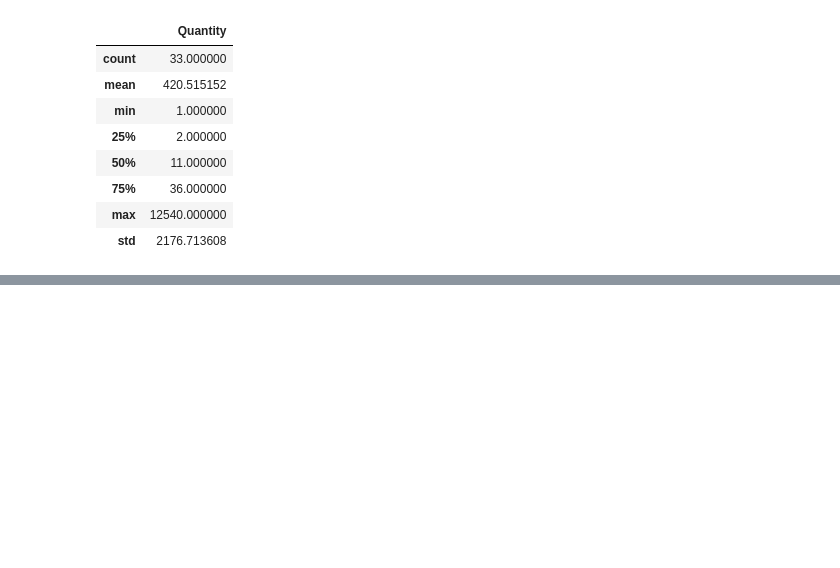
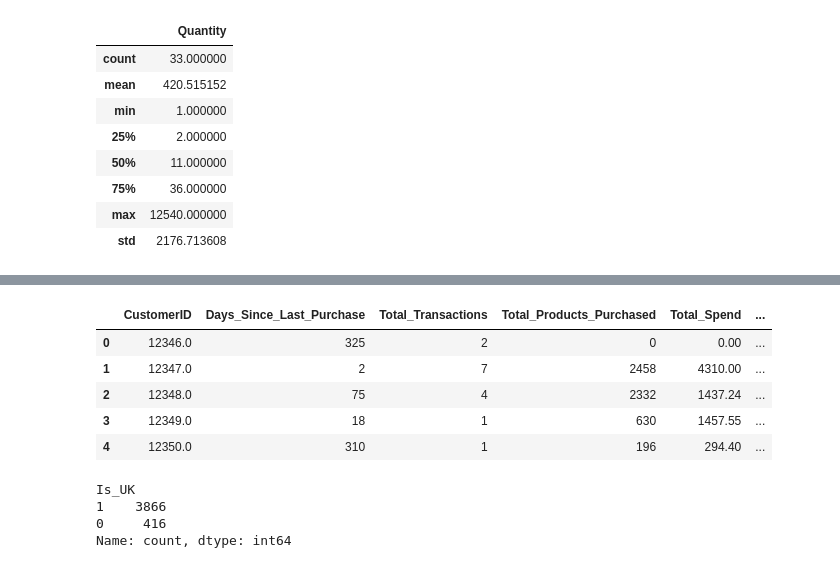
Before and after one commit to devika-santhosh/e-commerce-data-analysis, a Jupyter notebook: Code.ipynb, the cells around one changed output, grey strips where cells are left out. Cells and saved outputs as stored; diff of their text form; code cells hidden in the pictures; blank space fills up the shorter version.

```diff
--- a/Code.ipynb
+++ b/Code.ipynb
@@ -364,0 +541,30 @@ df = df[df['UnitPrice'] > 0]
+# %%
+# Group by CustomerID and Country to get the number of transactions per country for each customer
+customer_country = df.groupby(['CustomerID', 'Country']).size().reset_index(name='Number_of_Transactions')
+
+# Get the country with the maximum number of transactions for each customer (in case a customer has transactions from multiple countries)
+customer_main_country = customer_country.sort_values('Number_of_Transactions', ascending=False).drop_duplicates('CustomerID')
+
+# Create a binary column indicating whether the customer is from the UK or not
+customer_main_country['Is_UK'] = customer_main_country['Country'].apply(lambda x: 1 if x == 'United Kingdom' else 0)
+
+# Merge this data with our customer_data dataframe
+customer_data = pd.merge(customer_data, customer_main_country[['CustomerID', 'Is_UK']], on='CustomerID', how='left')
+
+# Display the first few rows of the customer_data dataframe
+customer_data.head()
+# %% [output]
+|  | CustomerID | Days_Since_Last_Purchase | Total_Transactions | Total_Products_Purchased | Total_Spend | ... |
+| 0 | 12346.0 | 325 | 2 | 0 | 0.00 | ... |
+| 1 | 12347.0 | 2 | 7 | 2458 | 4310.00 | ... |
+| 2 | 12348.0 | 75 | 4 | 2332 | 1437.24 | ... |
+| 3 | 12349.0 | 18 | 1 | 630 | 1457.55 | ... |
+| 4 | 12350.0 | 310 | 1 | 196 | 294.40 | ... |
+# %%
+# Display feature distribution
+customer_data['Is_UK'].value_counts()
+# %% [output]
+Is_UK
+1    3866
+0     416
+Name: count, dtype: int64
```
Also changed, not shown: parts of 20 cells of this notebook.
